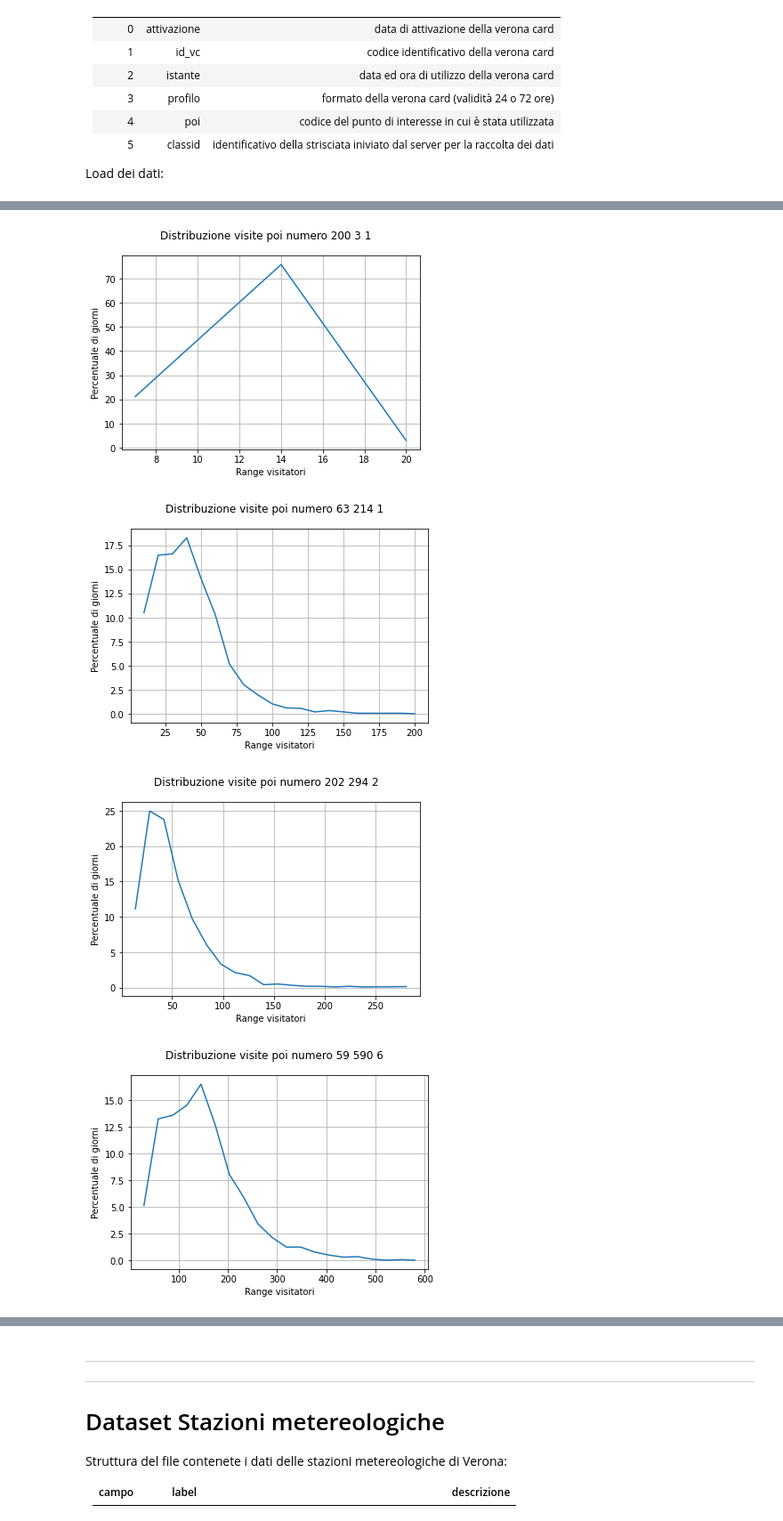
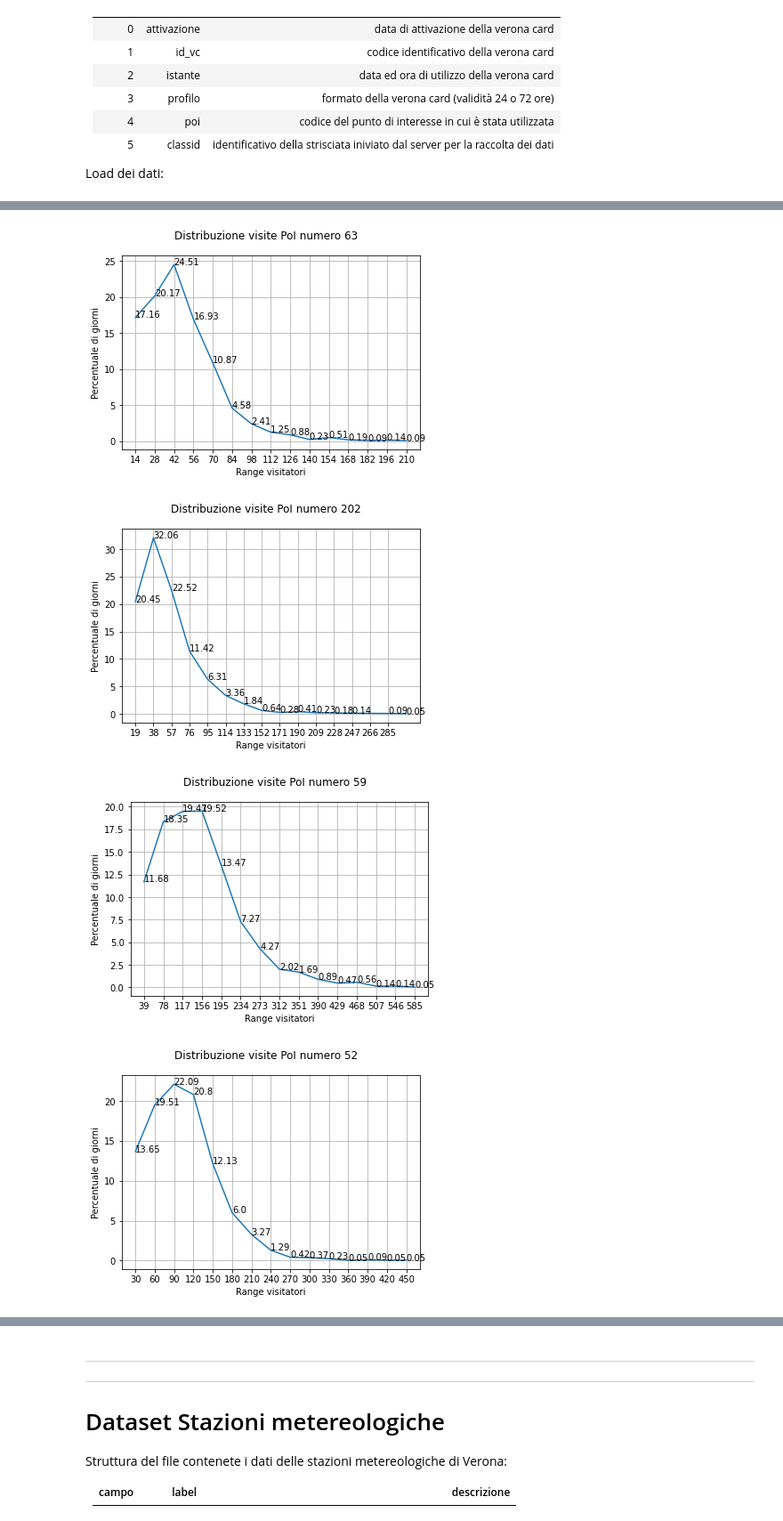
Before and after one commit to 4nnina/bigData_project, a Jupyter notebook: Progetto.ipynb, the cells around one changed output, grey strips where cells are left out. Shown at 89% size. Saved outputs shown, nothing was run; the diff lists cells and outputs as text; code cells hidden in the pictures.

```diff
--- a/Progetto.ipynb
+++ b/Progetto.ipynb
@@ -54,12 +99,10 @@ vc_same_poi_visited = poi_visited_vc.map(lambda x: (x[1],1))\
 # %%
 import matplotlib.pyplot as plt
 
-list_vc_poi_visited = vc_same_poi_visited.collect()
+perc_vc = [ x[1] for x in visit_vc_same]
+visit_number = [x[0] for x in visit_vc_same]
 
-perc_vc = [ (x[1] / tot_vc * 100) for x in list_vc_poi_visited]
-visit_number = [x[0] for x in list_vc_poi_visited]
-
-plt.suptitle('Distribuzione visite')
+plt.suptitle('PoI visitati da ogni VC')
 plt.xlabel('# visite per verona card')
 plt.ylabel('Percentuale')
 
@@ -89,0 +122,12 @@ list_poi = data_vc.map(lambda x: x[4]).distinct().collect()
+# %%
+number_bucket = 15
+def getBucket(visitors, max_v, min_v):
+    if max_v == visitors:
+        return number_bucket
+
+    bucket = round((max_v - min_v) / number_bucket,0)
+    return int((visitors - min_v) / bucket) + 1
+# %%
+daily_visitors = data_vc.map(lambda x: ((x[3],x[2].split(' ')[0]), 1))\
+                            .reduceByKey(lambda a,b: a+b)
+daily_visitors.take(3)
@@ -90,42 +138,35 @@ list_poi = data_vc.map(lambda x: x[4]).distinct().collect()
 # %%
 import matplotlib.pyplot as plt
 
-number_bucket = 20
-
-def get_bucket(visitors, max_v):
-    if max_v == visitors:
-        return number_bucket
-
-    bucket = max_v/number_bucket
-    return int(visitors / bucket) +1
+list_poi = data_vc.map(lambda x: x[3]).distinct().collect()
 
 for poi in list_poi:
-    count_daily = count_daily_visitors.filter(lambda x: x[0][0] == poi)\
+    count_daily = daily_visitors.filter(lambda x: x[0][0] == poi)\
                                         .map(lambda x: (x[0][1],x[1]))
 
     max_visitors = count_daily.map(lambda x: x[1]).max()
     min_visitors = count_daily.map(lambda x: x[1]).min()
     tot_visitors = count_daily.count()
 
-    group_same_count_visitors = count_daily.map(lambda x: (get_bucket(x[1],max_visitors), 1))\
+    group_same_count_visitors = count_daily.map(lambda x: (getBucket(x[1],max_visitors,min_visitors), 1))\
                                             .reduceByKey(lambda a,b: a+b)\
+                                            .map(lambda x: (x[0],x[1] / tot_visitors * 100))\
                                             .sortByKey()\
                                             .collect()
+
     bucket = max(int(max_visitors/number_bucket), 1)
-    visitors = [ (x[1] / tot_visitors * 100) for x in group_same_count_visitors]
-    bucket = [ x[0]*bucket  for x in group_same_count_visitors]
+    visitors = [ x[1] for x in group_same_count_visitors]
+    bucket_list = [ x[0]*bucket  for x in group_same_count_visitors]
 
-    #x_labels = [int((x[0]-1)*(max_visitors / number_bucket))+min_visitors for x in group_same_count_visitors]
-    #x_labels =  range(min_visitors, max_visitors+1, int(max_visitors/number_bucket))
-    #print(len(bucket), len(x_labels))
-    #plt.xticks(range(number_bucket), x_labels)
+    x_labels = range(0, max_visitors,bucket)
+    plt.xticks(x_labels)
 
-    plt.suptitle('Distribuzione visite poi numero {} {} {}'.format(poi,max_visitors,min_visitors))
+    plt.suptitle('Distribuzione visite PoI numero {}'.format(poi))
     plt.xlabel('Range visitatori')
     plt.ylabel('Percentuale di giorni')
     plt.grid()
-    plt.plot(bucket,visitors)
-    #for x,y in zip(bucket,visitors):
-        #plt.text(x,y, str(round(y,2)))
+    plt.plot(bucket_list,visitors)
+    for x,y in zip(bucket_list,visitors):
+        plt.text(x,y, str(round(y,2)))
     plt.show()
 # %% [output]
@@ -135,4 +176,4 @@ for poi in list_poi:
-[figure, old version]
+[figure, new version]
-[figure, old version]
+[figure, new version]
-[figure, old version]
+[figure, new version]
-[figure, old version]
+[figure, new version]
```
Also changed, not shown: parts of 74 cells of this notebook, 1 other file.
